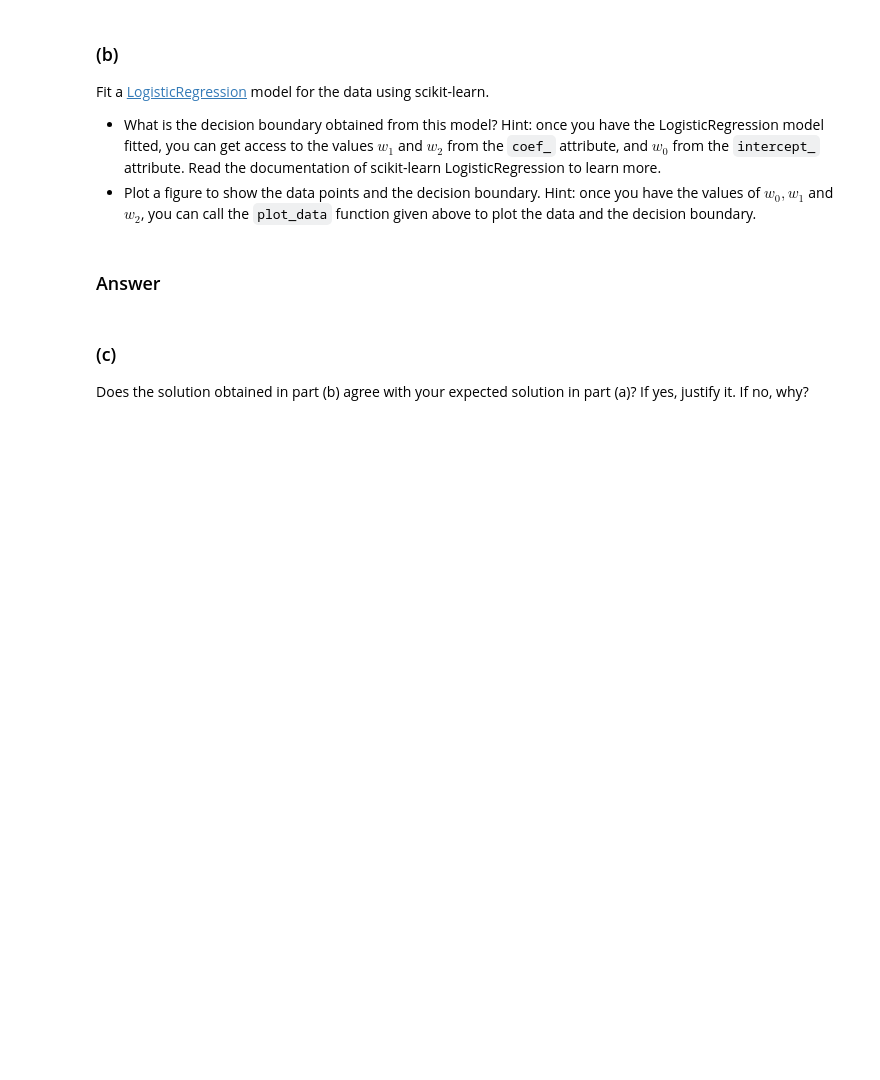
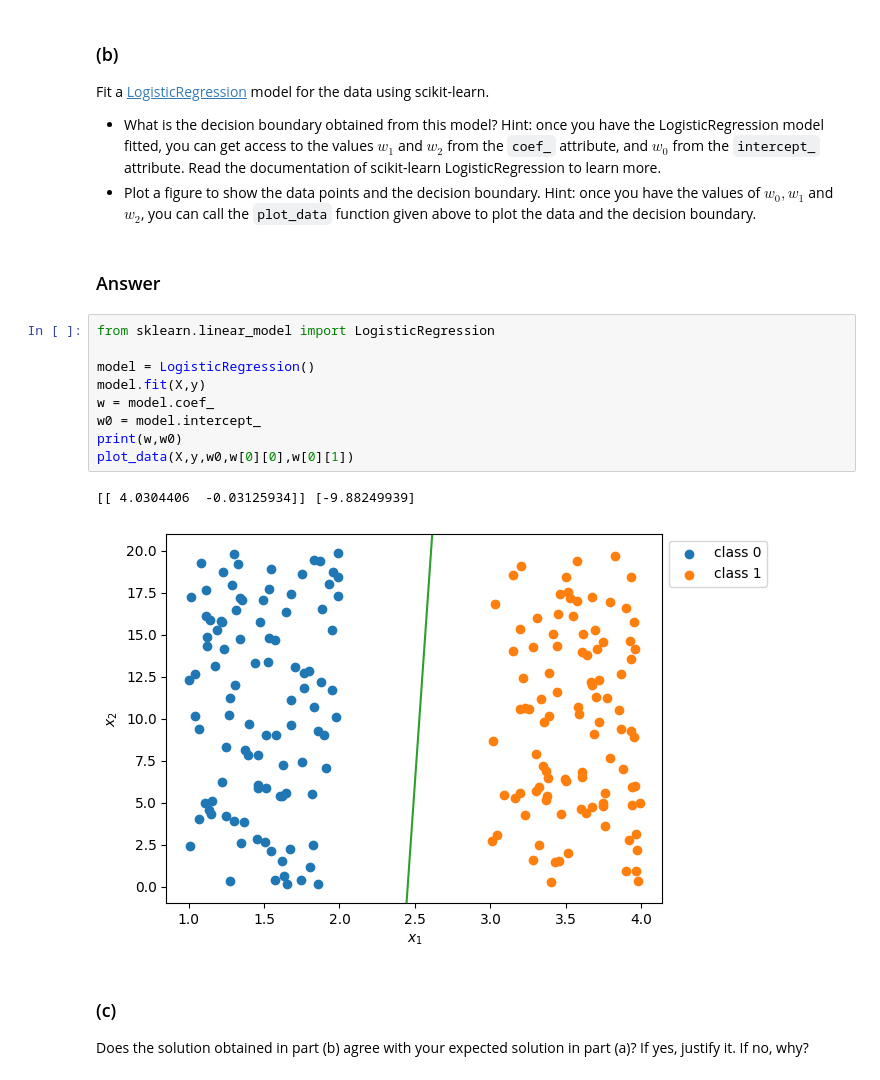
Before and after one commit to tieuandpepper/CHEE6397_HWs, a Jupyter notebook: HW1/hw1-Kevin_Tieu-1902070.ipynb, the cells around one changed output. Cells and saved outputs as stored; diff of their text form; blank space fills up the shorter version.

```diff
--- a/HW1/hw1-Kevin_Tieu-1902070.ipynb
+++ b/HW1/hw1-Kevin_Tieu-1902070.ipynb
@@ -488,6 +488,18 @@ Fit a [LogisticRegression](https://scikit-learn.org/stable/modules/generated/skl
 - Plot a figure to show the data points and the decision boundary. Hint: once you have the values of $w_0, w_1$ and $w_2$, you can call the `plot_data` function given above to plot the data and the decision boundary.
 # %% [markdown]
 ### Answer
+# %%
+from sklearn.linear_model import LogisticRegression
+
+model = LogisticRegression()
+model.fit(X,y)
+w = model.coef_
+w0 = model.intercept_
+print(w,w0)
+plot_data(X,y,w0,w[0][0],w[0][1])
+# %% [output]
+[[ 4.0304406  -0.03125934]] [-9.88249939]
+[figure, added]
 # %% [markdown]
 ### (c)
 
```
